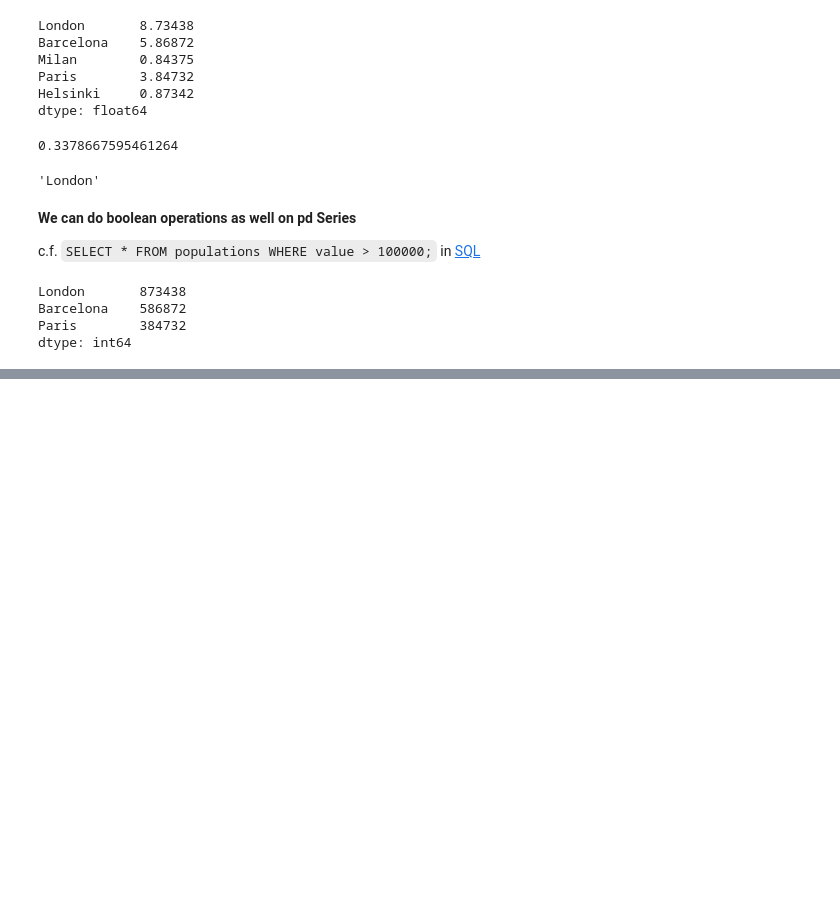
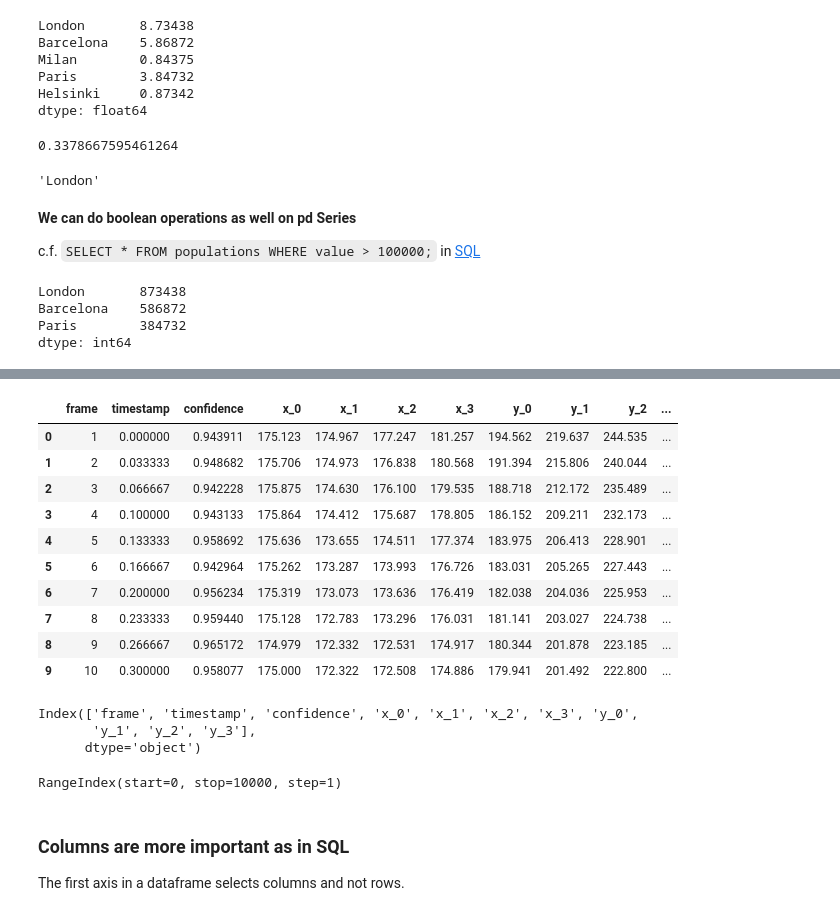
Before and after one commit to adisen99/ipython-basics, a Jupyter notebook: 04_Pandas.ipynb, the cells around one changed output, grey strips where cells are left out. Drawn from its saved outputs; the diff is of its cells as text; code cells hidden in the pictures; blank space fills up the shorter version.

```diff
--- a/04_Pandas.ipynb
+++ b/04_Pandas.ipynb
@@ -129,0 +152,28 @@ dtype: int64
+# %%
+df.head(10) # this data is from facial recognition in a single video frame by frame the coordinates give the face.
+# %% [output]
+|  | frame | timestamp | confidence | x_0 | x_1 | x_2 | x_3 | y_0 | y_1 | y_2 | ... |
+| 0 | 1 | 0.000000 | 0.943911 | 175.123 | 174.967 | 177.247 | 181.257 | 194.562 | 219.637 | 244.535 | ... |
+| 1 | 2 | 0.033333 | 0.948682 | 175.706 | 174.973 | 176.838 | 180.568 | 191.394 | 215.806 | 240.044 | ... |
+| 2 | 3 | 0.066667 | 0.942228 | 175.875 | 174.630 | 176.100 | 179.535 | 188.718 | 212.172 | 235.489 | ... |
+| 3 | 4 | 0.100000 | 0.943133 | 175.864 | 174.412 | 175.687 | 178.805 | 186.152 | 209.211 | 232.173 | ... |
+| 4 | 5 | 0.133333 | 0.958692 | 175.636 | 173.655 | 174.511 | 177.374 | 183.975 | 206.413 | 228.901 | ... |
+| 5 | 6 | 0.166667 | 0.942964 | 175.262 | 173.287 | 173.993 | 176.726 | 183.031 | 205.265 | 227.443 | ... |
+| 6 | 7 | 0.200000 | 0.956234 | 175.319 | 173.073 | 173.636 | 176.419 | 182.038 | 204.036 | 225.953 | ... |
+| 7 | 8 | 0.233333 | 0.959440 | 175.128 | 172.783 | 173.296 | 176.031 | 181.141 | 203.027 | 224.738 | ... |
+| 8 | 9 | 0.266667 | 0.965172 | 174.979 | 172.332 | 172.531 | 174.917 | 180.344 | 201.878 | 223.185 | ... |
+| 9 | 10 | 0.300000 | 0.958077 | 175.000 | 172.322 | 172.508 | 174.886 | 179.941 | 201.492 | 222.800 | ... |
+# %%
+df.columns
+# %% [output]
+Index(['frame', 'timestamp', 'confidence', 'x_0', 'x_1', 'x_2', 'x_3', 'y_0',
+       'y_1', 'y_2', 'y_3'],
+      dtype='object')
+# %%
+df.index
+# %% [output]
+RangeIndex(start=0, stop=10000, step=1)
+# %% [markdown]
+### Columns are more important as in SQL
+
+The first axis in a dataframe selects columns and not rows.
```
Also changed, not shown: parts of 22 cells of this notebook, 2 other files.
